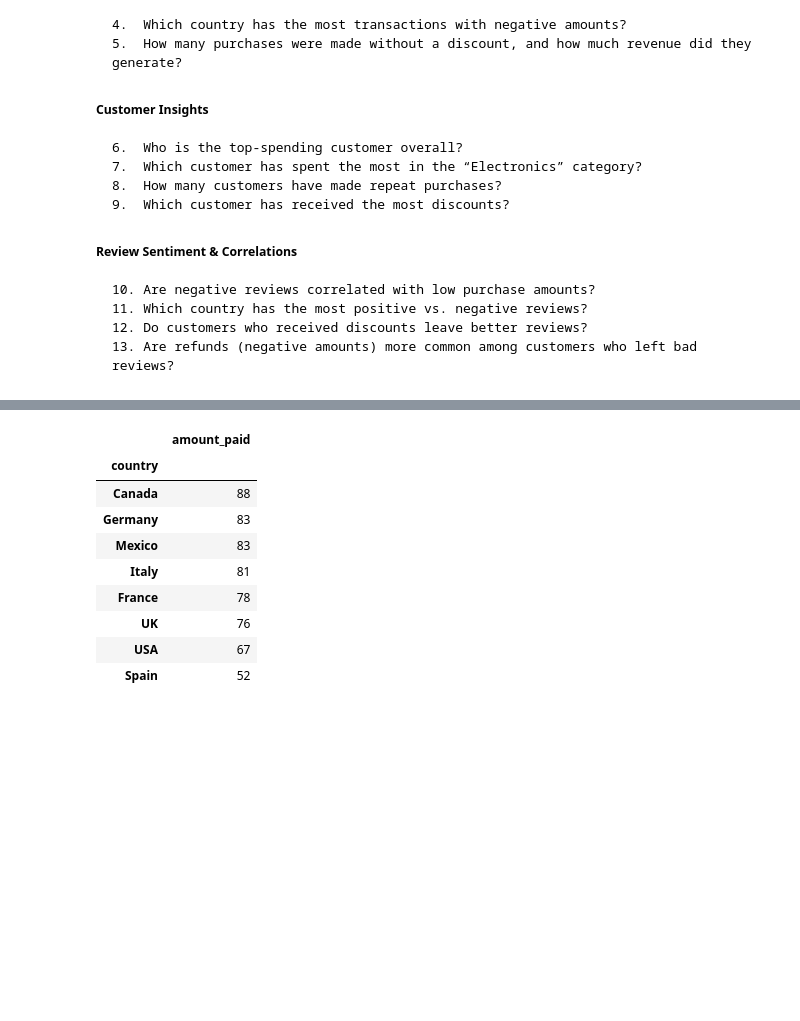
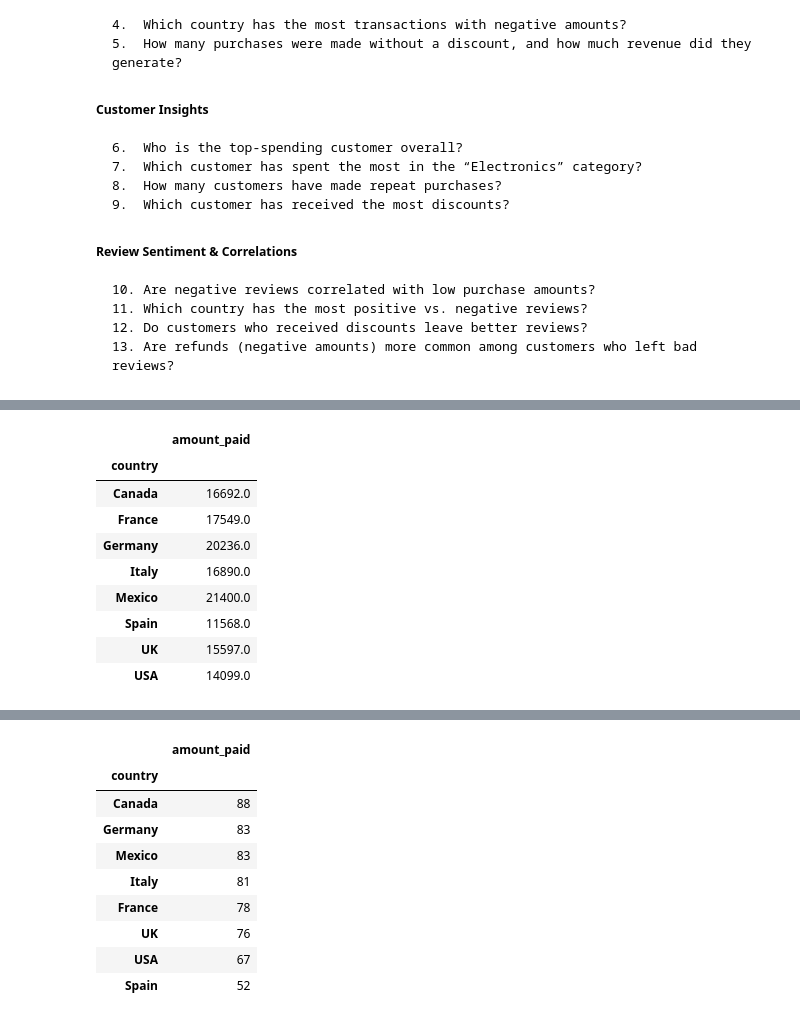
Before and after one commit to OscarFraile/EVOLVE, a Jupyter notebook: Fernando_Costa/Notebooks/pre/5.1.1 - Pandas III - Aggregation & combination.ipynb, the cells around one changed output, grey strips where cells are left out. Saved outputs shown, nothing was run; the diff lists cells and outputs as text; code cells hidden in the pictures; blank space fills up the shorter version.

```diff
--- a/Fernando_Costa/Notebooks/pre/5.1.1 - Pandas III - Aggregation & combination.ipynb
+++ b/Fernando_Costa/Notebooks/pre/5.1.1 - Pandas III - Aggregation & combination.ipynb
@@ -868,3 +857,30 @@ df.sample()
 # %% [output]
 |  | customer_id | purchase_date | product_category | amount_paid | discount_applied | country | city | ... |
 | 137 | 237 | 2023-05-10 | Clothing | 349.0 | False | France | New York | ... |
+# %%
+"""	1.	Which country has generated the highest total sales?
+	2.	Which city has the highest average purchase amount?
+	3.	What is the total revenue for each product category?
+	4.	Which country has the most transactions with negative amounts?
+	5.	How many purchases were made without a discount, and how much revenue did they generate?
+"""
+df.sample()
+
+# NaN: not a number
+# NaT: not a time
+
+
+#1.	Which country has generated the highest total sales?
+df.groupby("country").agg({"country":"count"})#.sort_values(by="purchase_date", ascending=False) # Mexico
+df.groupby("country").agg({"amount_paid":"sum"})
+# %% [output]
+|  | amount_paid |
+| country |  |
+| Canada | 16692.0 |
+| France | 17549.0 |
+| Germany | 20236.0 |
+| Italy | 16890.0 |
+| Mexico | 21400.0 |
+| Spain | 11568.0 |
+| UK | 15597.0 |
+| USA | 14099.0 |
```
Also changed, not shown: parts of 13 cells of this notebook.
